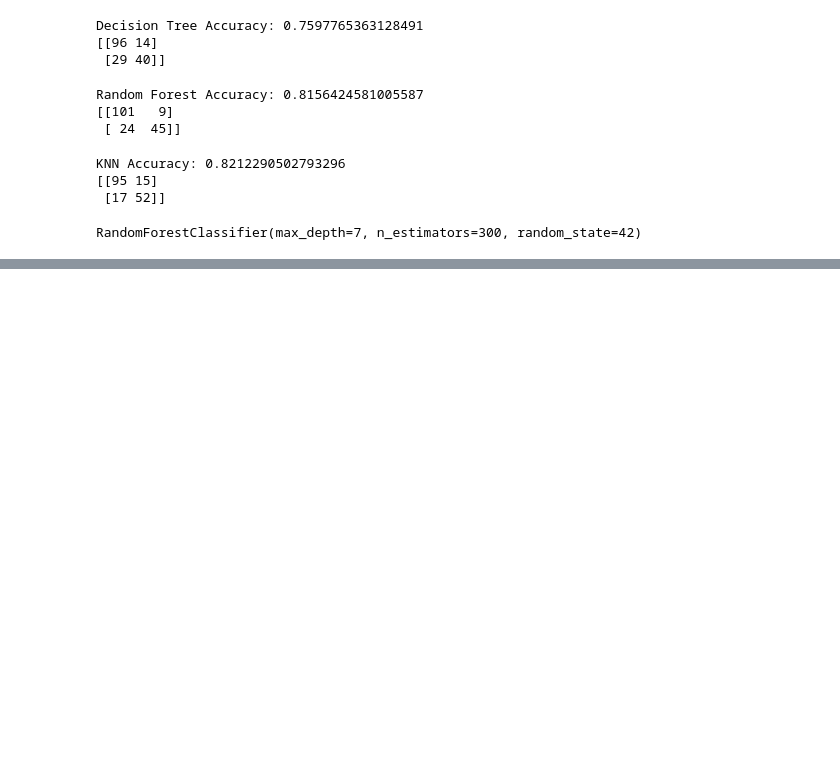
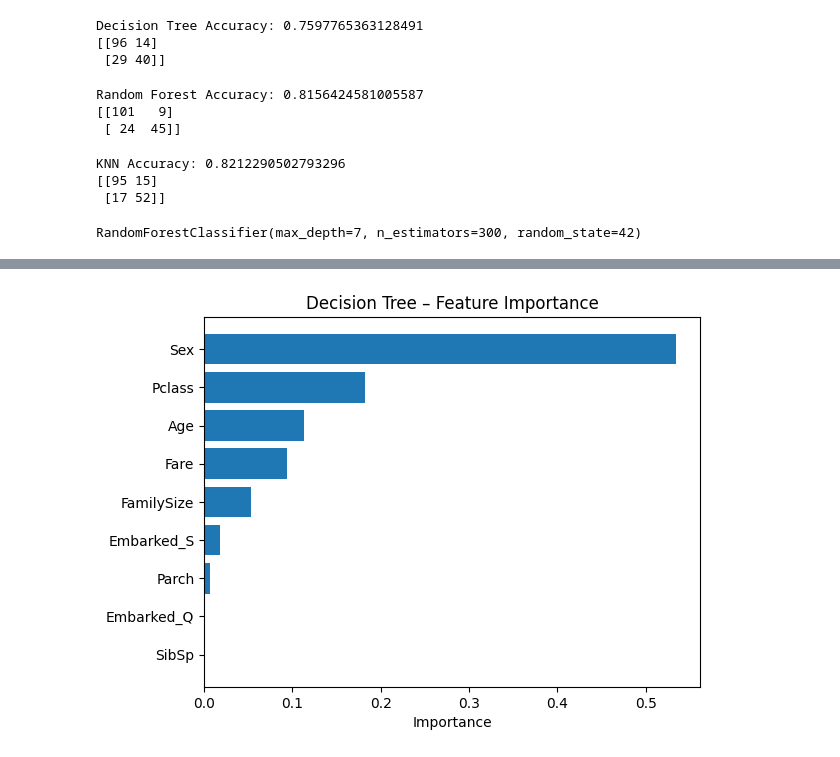
Before and after one commit to Annafi06/ML-Basics, a Jupyter notebook: Machine_Learning.ipynb, the cells around one changed output, grey strips where cells are left out. Saved outputs shown, nothing was run; the diff lists cells and outputs as text; code cells hidden in the pictures; blank space fills up the shorter version.

```diff
--- a/Machine_Learning.ipynb
+++ b/Machine_Learning.ipynb
@@ -325,0 +488,13 @@ test_predictions = rf_final.predict(test)
+# %%
+dt_importance = pd.DataFrame({
+    'Feature': X.columns,
+    'Importance': dt.feature_importances_
+}).sort_values(by='Importance', ascending=True)
+
+plt.figure()
+plt.barh(dt_importance['Feature'], dt_importance['Importance'])
+plt.title("Decision Tree – Feature Importance")
+plt.xlabel("Importance")
+plt.show()
+# %% [output]
+[figure, added]
```
Also changed, not shown: parts of 26 cells of this notebook.
